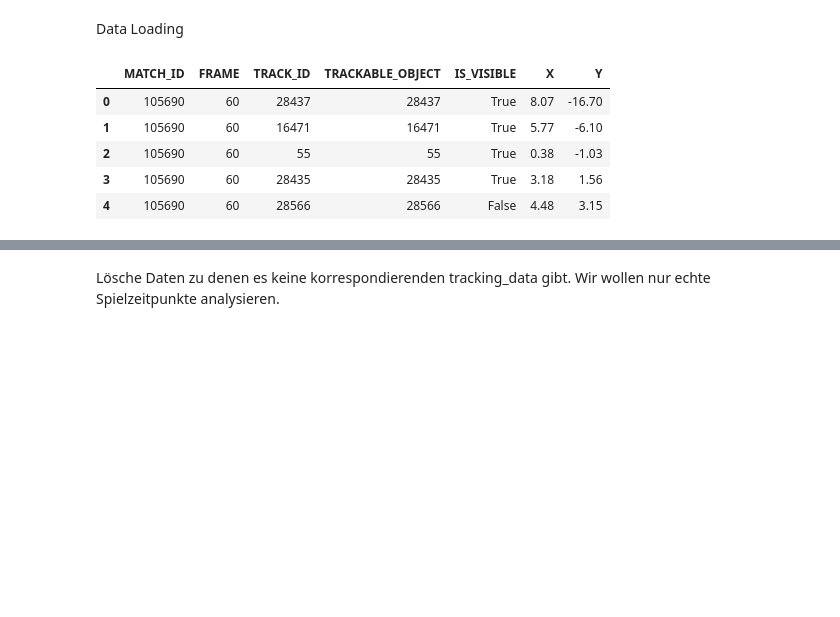
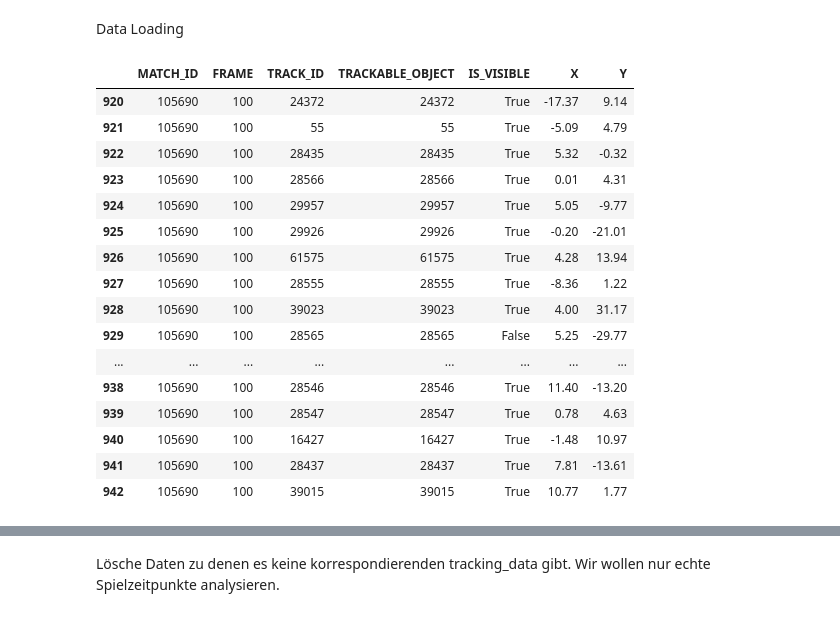
Before and after one commit to FelixFritz02/Eintracht-Data-Project, a Jupyter notebook: data_exploration.ipynb, the cells around one changed output, grey strips where cells are left out. Cells and saved outputs as stored; diff of their text form; code cells hidden in the pictures; blank space fills up the shorter version.

```diff
--- a/data_exploration.ipynb
+++ b/data_exploration.ipynb
@@ -8,12 +8,23 @@ tracking = pd.read_csv("tracking.csv")
 # %%
 tracking_data = tracking_data.sort_values(by='FRAME').reset_index(drop=True)
 # %%
-tracking_data.head()
+tracking_data[tracking_data['FRAME'] >= 100].head(23)
 # %% [output]
 |  | MATCH_ID | FRAME | TRACK_ID | TRACKABLE_OBJECT | IS_VISIBLE | X | Y |
-| 0 | 105690 | 60 | 28437 | 28437 | True | 8.07 | -16.70 |
-| 1 | 105690 | 60 | 16471 | 16471 | True | 5.77 | -6.10 |
-| 2 | 105690 | 60 | 55 | 55 | True | 0.38 | -1.03 |
-| 3 | 105690 | 60 | 28435 | 28435 | True | 3.18 | 1.56 |
-| 4 | 105690 | 60 | 28566 | 28566 | False | 4.48 | 3.15 |
+| 920 | 105690 | 100 | 24372 | 24372 | True | -17.37 | 9.14 |
+| 921 | 105690 | 100 | 55 | 55 | True | -5.09 | 4.79 |
+| 922 | 105690 | 100 | 28435 | 28435 | True | 5.32 | -0.32 |
+| 923 | 105690 | 100 | 28566 | 28566 | True | 0.01 | 4.31 |
+| 924 | 105690 | 100 | 29957 | 29957 | True | 5.05 | -9.77 |
+| 925 | 105690 | 100 | 29926 | 29926 | True | -0.20 | -21.01 |
+| 926 | 105690 | 100 | 61575 | 61575 | True | 4.28 | 13.94 |
+| 927 | 105690 | 100 | 28555 | 28555 | True | -8.36 | 1.22 |
+| 928 | 105690 | 100 | 39023 | 39023 | True | 4.00 | 31.17 |
+| 929 | 105690 | 100 | 28565 | 28565 | False | 5.25 | -29.77 |
+| ... | ... | ... | ... | ... | ... | ... | ... |
+| 938 | 105690 | 100 | 28546 | 28546 | True | 11.40 | -13.20 |
+| 939 | 105690 | 100 | 28547 | 28547 | True | 0.78 | 4.63 |
+| 940 | 105690 | 100 | 16427 | 16427 | True | -1.48 | 10.97 |
+| 941 | 105690 | 100 | 28437 | 28437 | True | 7.81 | -13.61 |
+| 942 | 105690 | 100 | 39015 | 39015 | True | 10.77 | 1.77 |
 # %%
```
Also changed, not shown: parts of 14 cells of this notebook, 15 other files.
